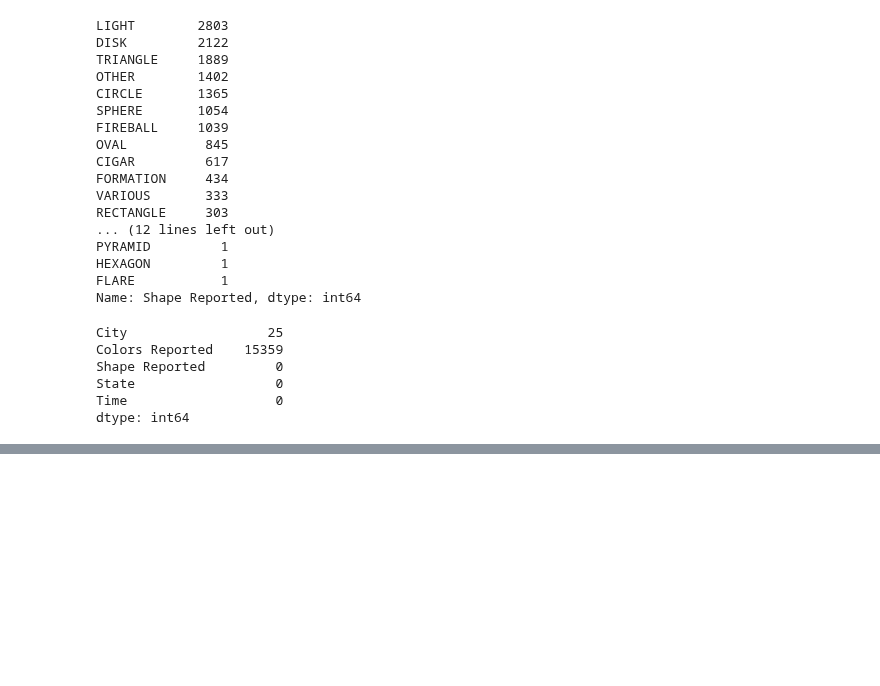
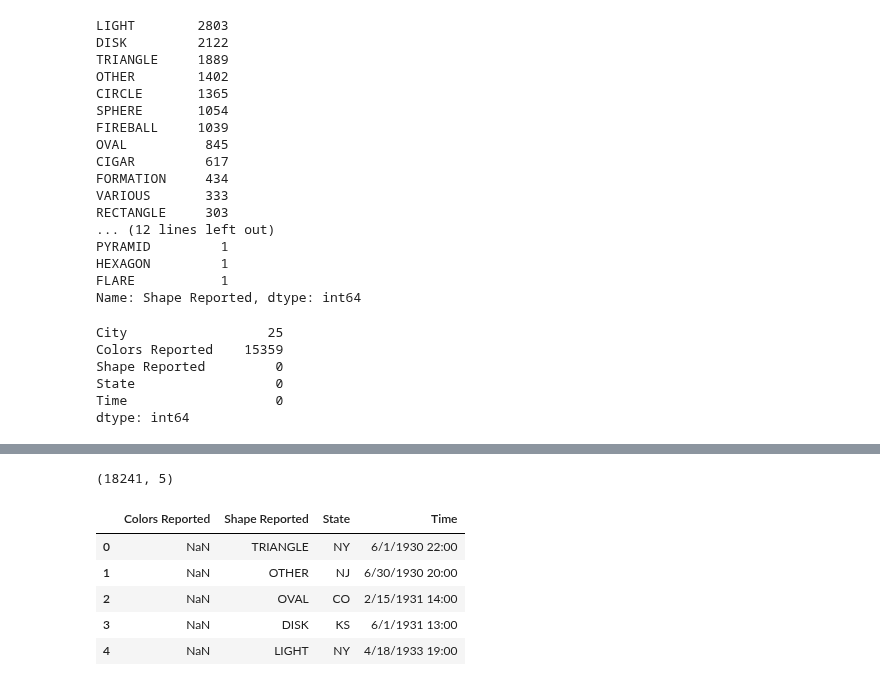
Before and after one commit to rshby/Supervised_Learning, a Jupyter notebook: Coba/Coba.ipynb, the cells around one changed output, grey strips where cells are left out. Drawn from its saved outputs; the diff is of its cells as text; code cells hidden in the pictures; blank space fills up the shorter version.

```diff
--- a/Coba/Coba.ipynb
+++ b/Coba/Coba.ipynb
@@ -1041,0 +1044,3 @@ dtype: int64
+# %%
+df = pd.read_csv("http://bit.ly/uforeports")
+df.head()
@@ -1041,0 +1054,16 @@ dtype: int64
+# %%
+df.shape
+# %% [output]
+(18241, 5)
+# %%
+# Menghapus kolom "City"
+df.drop("City", axis=1, inplace=True)
+# %%
+df.head()
+# %% [output]
+|  | Colors Reported | Shape Reported | State | Time |
+| 0 | NaN | TRIANGLE | NY | 6/1/1930 22:00 |
+| 1 | NaN | OTHER | NJ | 6/30/1930 20:00 |
+| 2 | NaN | OVAL | CO | 2/15/1931 14:00 |
+| 3 | NaN | DISK | KS | 6/1/1931 13:00 |
+| 4 | NaN | LIGHT | NY | 4/18/1933 19:00 |
```
Also changed, not shown: parts of 5 cells of this notebook.
